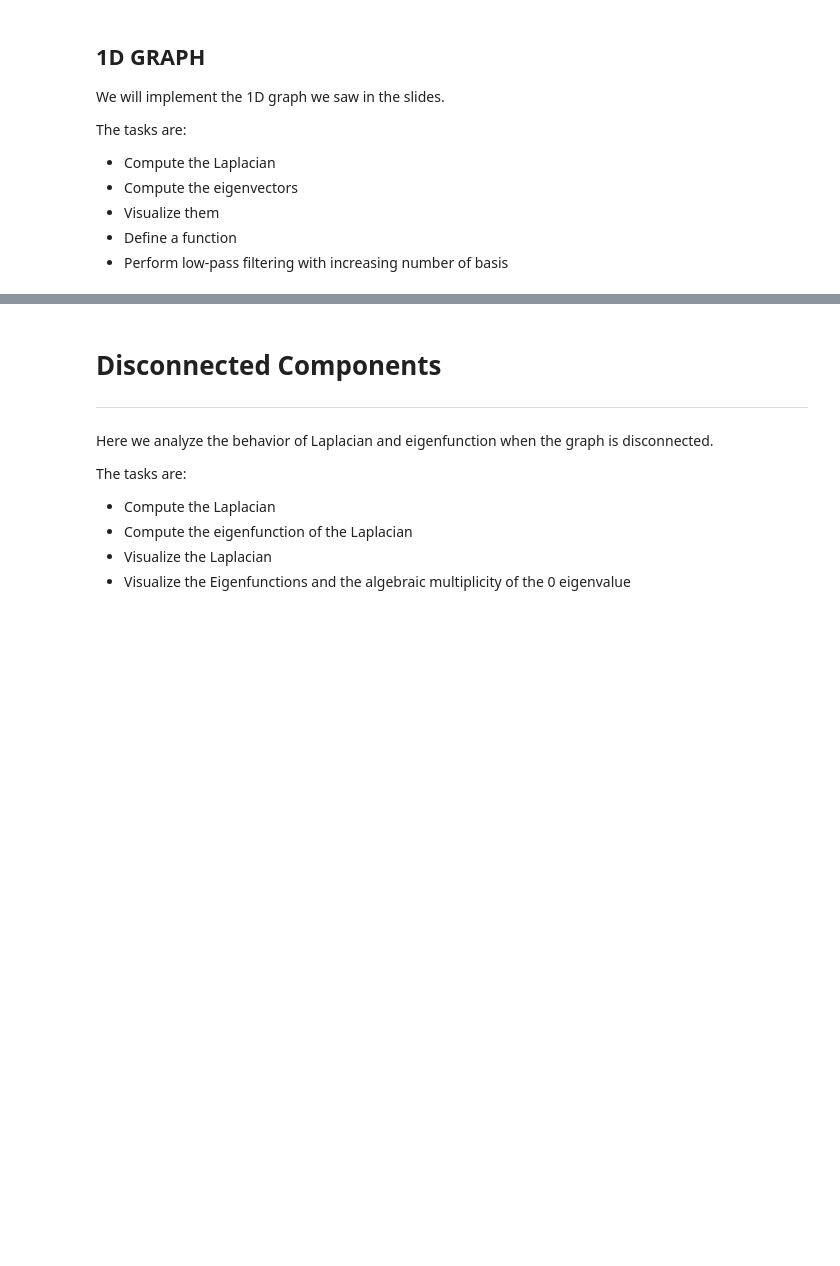
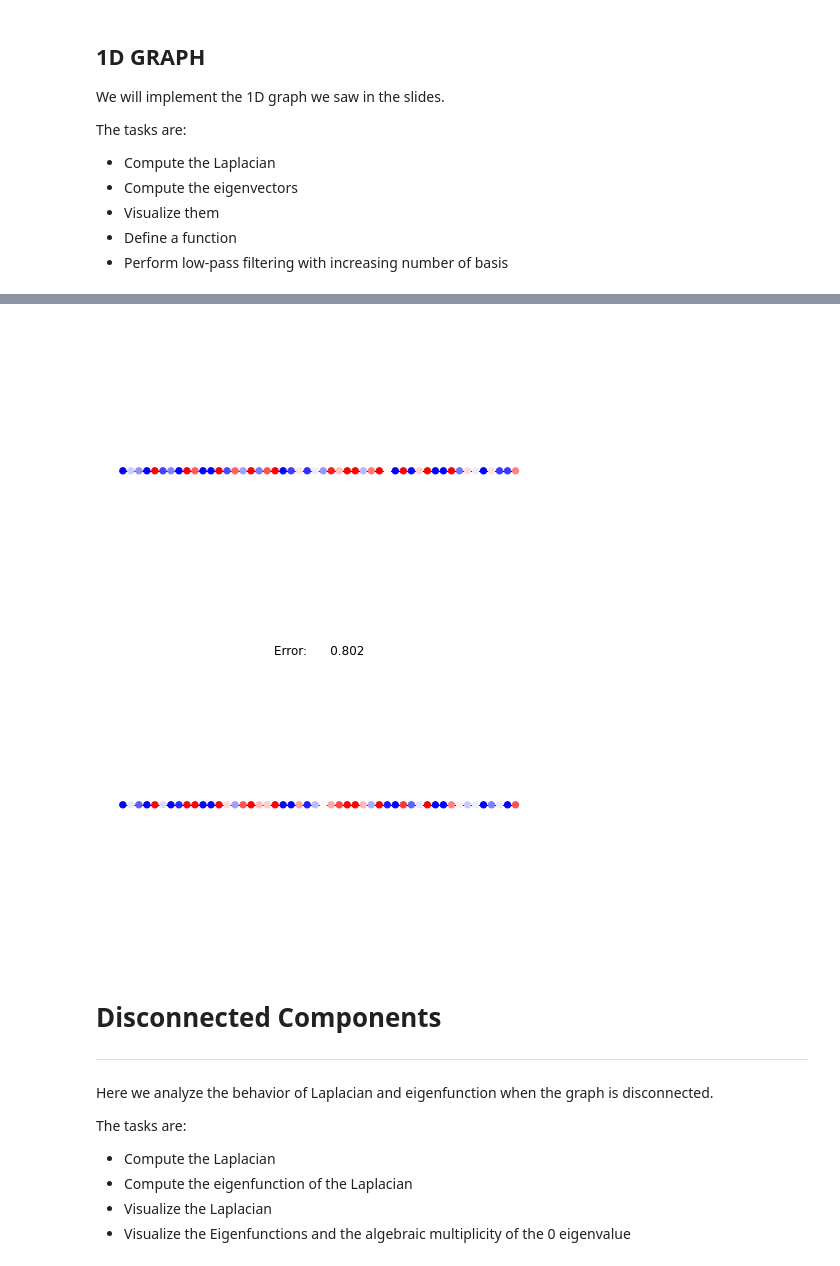
Before and after one commit to riccardomarin/SpectralShapeAnalysis, a Jupyter notebook: Exercises_solutions.ipynb, the cells around one changed output, grey strips where cells are left out. Drawn from its saved outputs; the diff is of its cells as text; code cells hidden in the pictures; blank space fills up the shorter version.

```diff
--- a/Exercises_solutions.ipynb
+++ b/Exercises_solutions.ipynb
@@ -58,3 +73,24 @@ plt.show()
+# %%
+# Truncating the basis
+b_trim = b[:,0:40]
+
+# synthesis and analysis with truncated basis
+f_recon = np.matmul(b_trim,np.matmul(b_trim.T, f))
+
+# Computing the reconstruction error
+err = np.sqrt(np.sum(np.square(f_recon - f)))
+
+
+nx.draw(G,pos, node_color=f, node_size=40, cmap=plt.cm.bwr, vmin=np.min(b), vmax=np.max(b))
+plt.show()
+
+
+nx.draw(G,pos, node_color=f_recon, node_size=40, cmap=plt.cm.bwr, vmin=np.min(b), vmax=np.max(b))
+plt.title('Error: ' + "{:10.3f}".format(err))
+plt.show()
+# %% [output]
+[figure, added]
+[figure, added]
 # %% [markdown]
 # **Disconnected Components**
 ---
```
Also changed, not shown: parts of 5 cells of this notebook.
